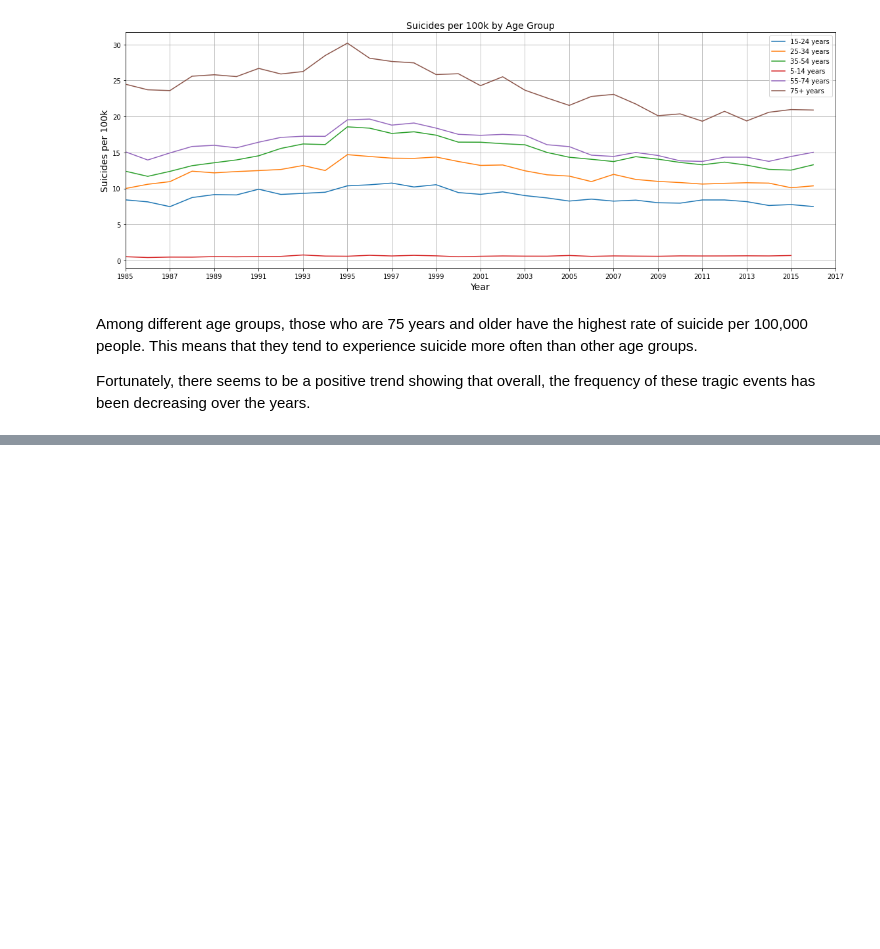
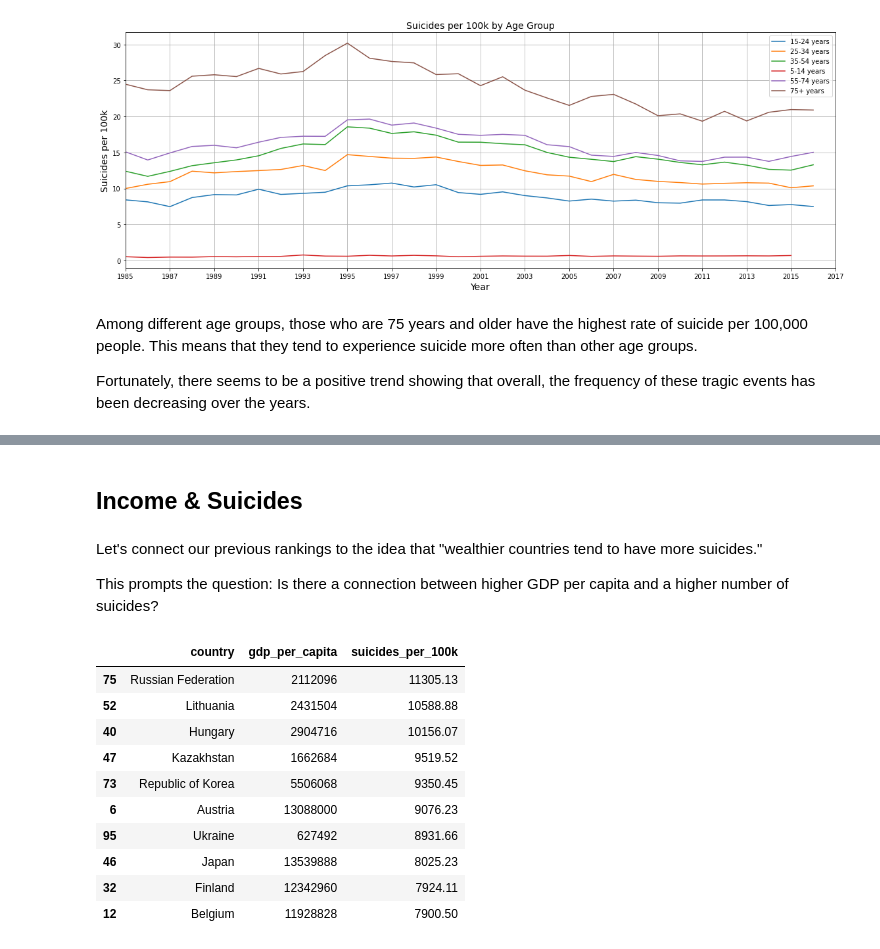
Before and after one commit to Przemyslaw11/Suicide_Rate_Analysis, a Jupyter notebook: app.ipynb, the cells around one changed output, grey strips where cells are left out. Cells and saved outputs as stored; diff of their text form; code cells hidden in the pictures; blank space fills up the shorter version.

```diff
--- a/app.ipynb
+++ b/app.ipynb
@@ -187,0 +234,24 @@ Fortunately, there seems to be a positive trend showing that overall, the freque
+# %% [markdown]
+## Income & Suicides
+# %% [markdown]
+Let's connect our previous rankings to the idea that "wealthier countries tend to have more suicides."
+
+This prompts the question: Is there a connection between higher GDP per capita and a higher number of suicides?
+# %%
+gpd_and_suicides_df = df.groupby('country')[['gdp_per_capita', 'suicides_per_100k']].sum().reset_index()
+
+sorted_gpd_and_suicides_df = gpd_and_suicides_df.sort_values(by=['suicides_per_100k', 'gdp_per_capita'], ascending=[False, False])
+
+sorted_gpd_and_suicides_df.head(10)
+# %% [output]
+|  | country | gdp_per_capita | suicides_per_100k |
+| 75 | Russian Federation | 2112096 | 11305.13 |
+| 52 | Lithuania | 2431504 | 10588.88 |
+| 40 | Hungary | 2904716 | 10156.07 |
+| 47 | Kazakhstan | 1662684 | 9519.52 |
+| 73 | Republic of Korea | 5506068 | 9350.45 |
+| 6 | Austria | 13088000 | 9076.23 |
+| 95 | Ukraine | 627492 | 8931.66 |
+| 46 | Japan | 13539888 | 8025.23 |
+| 32 | Finland | 12342960 | 7924.11 |
+| 12 | Belgium | 11928828 | 7900.50 |
```
Also changed, not shown: parts of 13 cells of this notebook.
